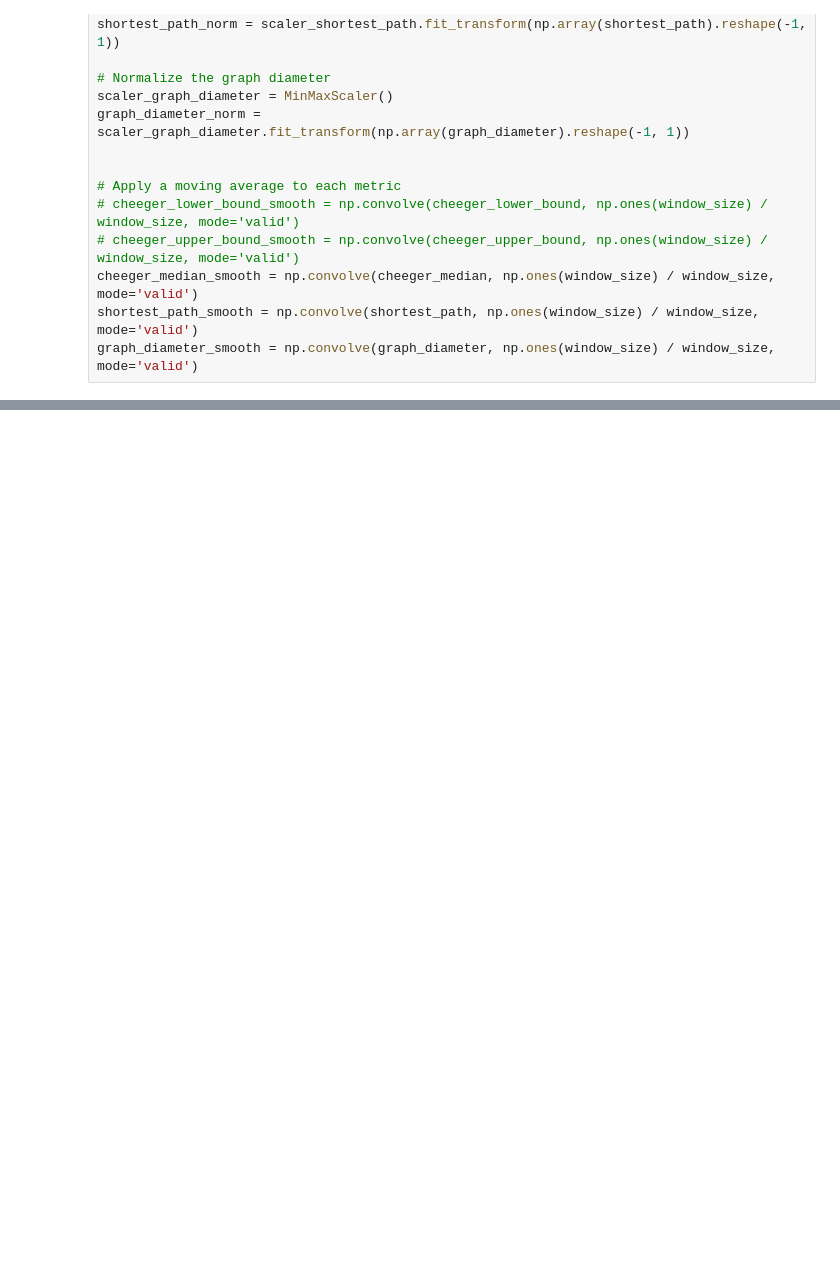
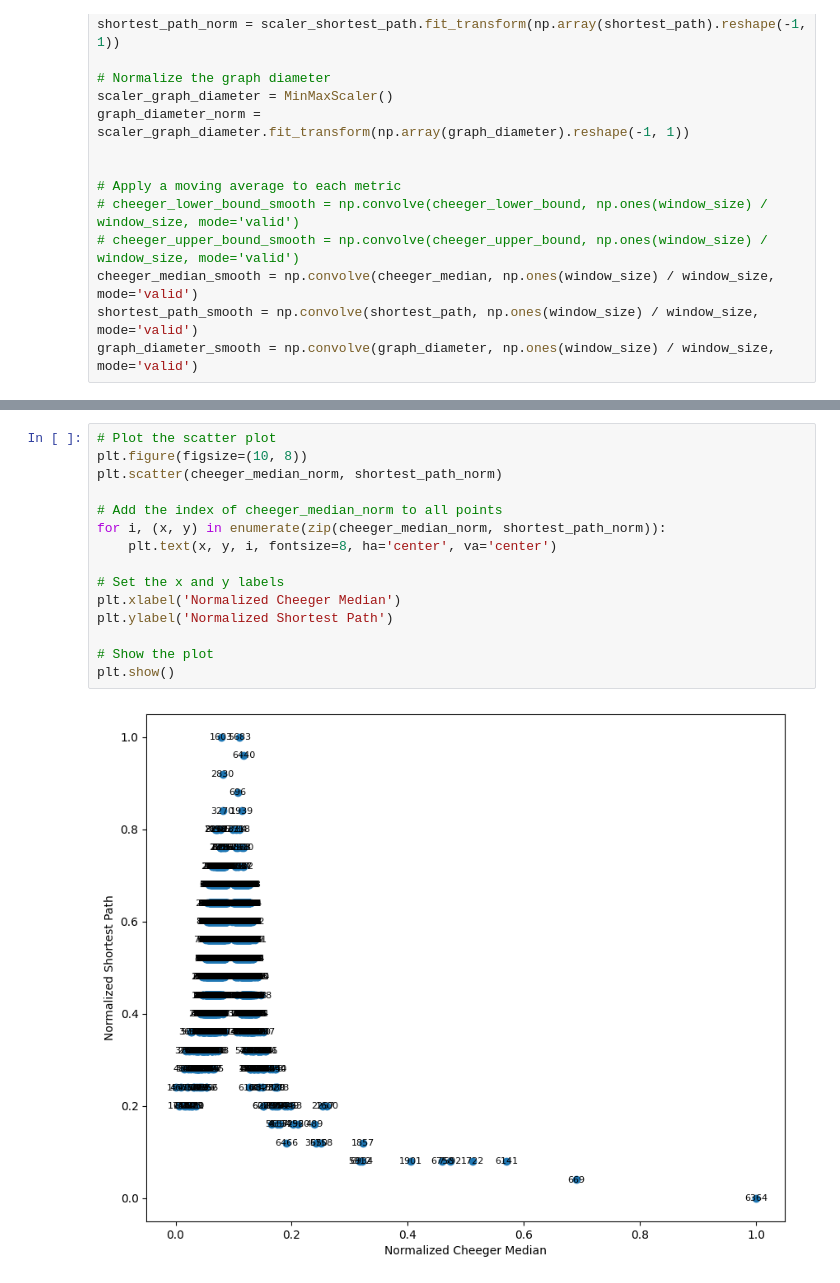
Before and after one commit to amityaharoni/dl2-analyse_graphs, a Jupyter notebook: analyse_graphs.ipynb, the cells around one changed output, grey strips where cells are left out. Drawn from its saved outputs; the diff is of its cells as text; blank space fills up the shorter version.

```diff
--- a/analyse_graphs.ipynb
+++ b/analyse_graphs.ipynb
@@ -117,0 +122,17 @@ plt.show()
+# %%
+# Plot the scatter plot
+plt.figure(figsize=(10, 8))
+plt.scatter(cheeger_median_norm, shortest_path_norm)
+
+# Add the index of cheeger_median_norm to all points
+for i, (x, y) in enumerate(zip(cheeger_median_norm, shortest_path_norm)):
+    plt.text(x, y, i, fontsize=8, ha='center', va='center')
+
+# Set the x and y labels
+plt.xlabel('Normalized Cheeger Median')
+plt.ylabel('Normalized Shortest Path')
+
+# Show the plot
+plt.show()
+# %% [output]
+[figure, added]
```
Also changed, not shown: parts of 3 cells of this notebook.
